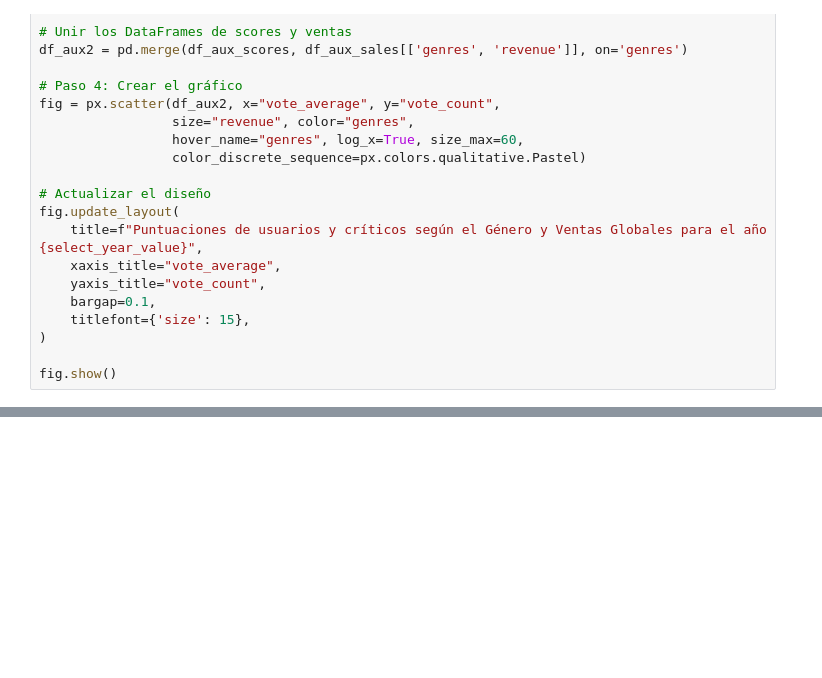
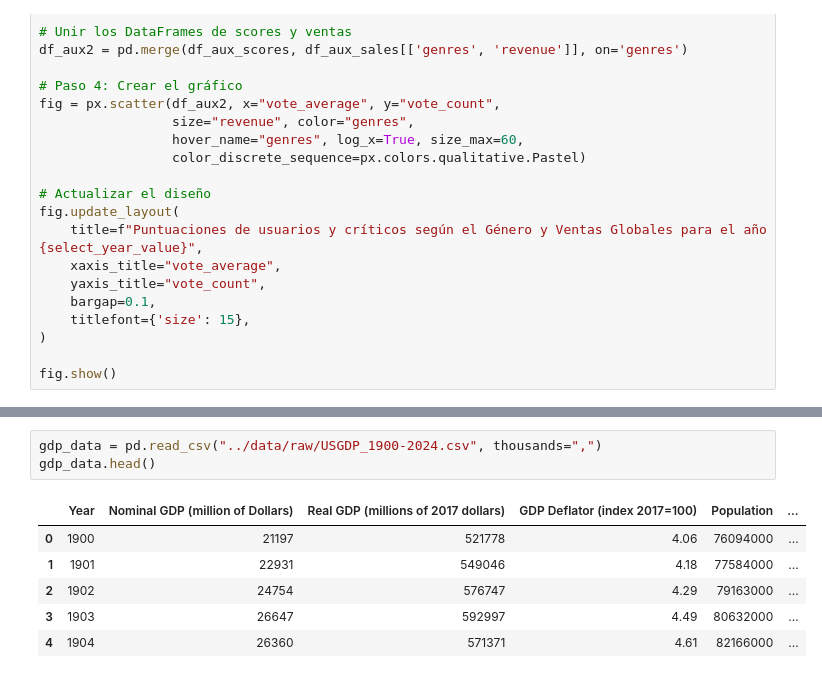
Before and after one commit to fernandoperezalba/PracticaVisualizacion, a Jupyter notebook: notebooks/EDA.ipynb, the cells around one changed output, grey strips where cells are left out. Drawn from its saved outputs; the diff is of its cells as text; blank space fills up the shorter version.

```diff
--- a/notebooks/EDA.ipynb
+++ b/notebooks/EDA.ipynb
@@ -487,0 +640,10 @@ fig.show()
+# %%
+gdp_data = pd.read_csv("../data/raw/USGDP_1900-2024.csv", thousands=",")
+gdp_data.head()
+# %% [output]
+|  | Year | Nominal GDP (million of Dollars) | Real GDP (millions of 2017 dollars) | GDP Deflator (index 2017=100) | Population | ... |
+| 0 | 1900 | 21197 | 521778 | 4.06 | 76094000 | ... |
+| 1 | 1901 | 22931 | 549046 | 4.18 | 77584000 | ... |
+| 2 | 1902 | 24754 | 576747 | 4.29 | 79163000 | ... |
+| 3 | 1903 | 26647 | 592997 | 4.49 | 80632000 | ... |
+| 4 | 1904 | 26360 | 571371 | 4.61 | 82166000 | ... |
```
Also changed, not shown: parts of 24 cells of this notebook, 1 other file.
